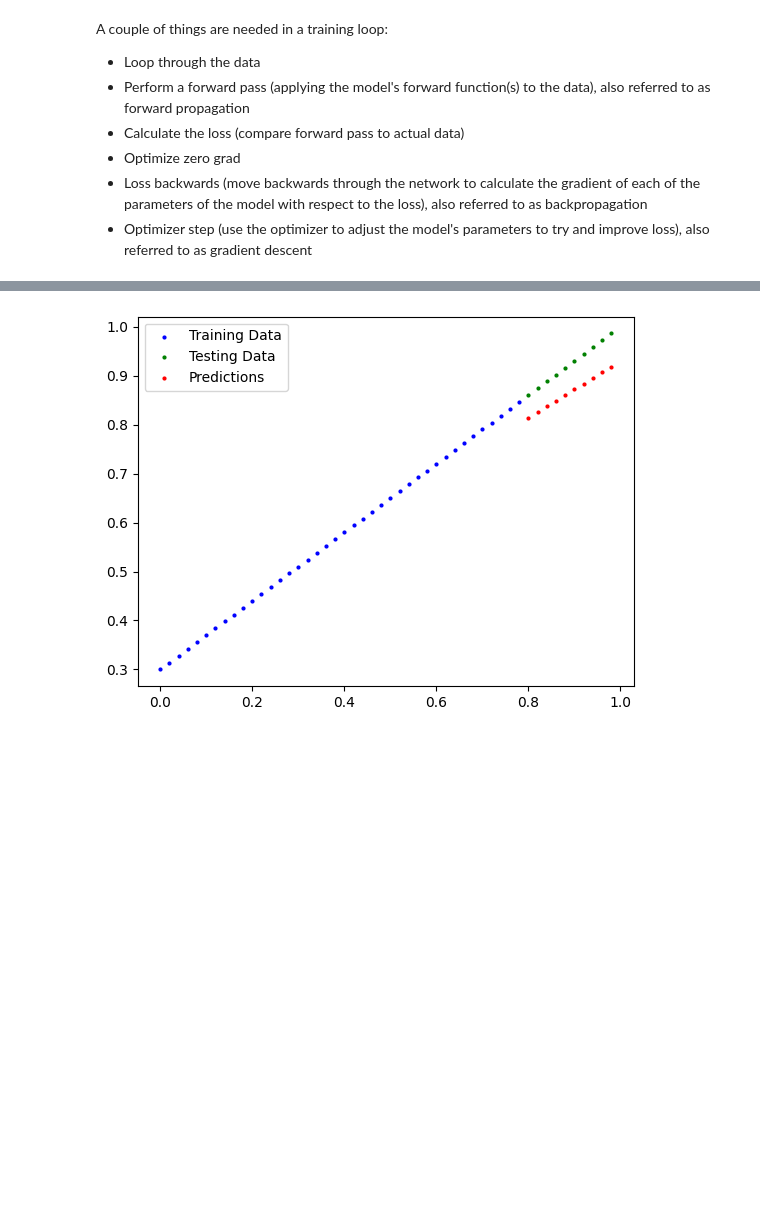
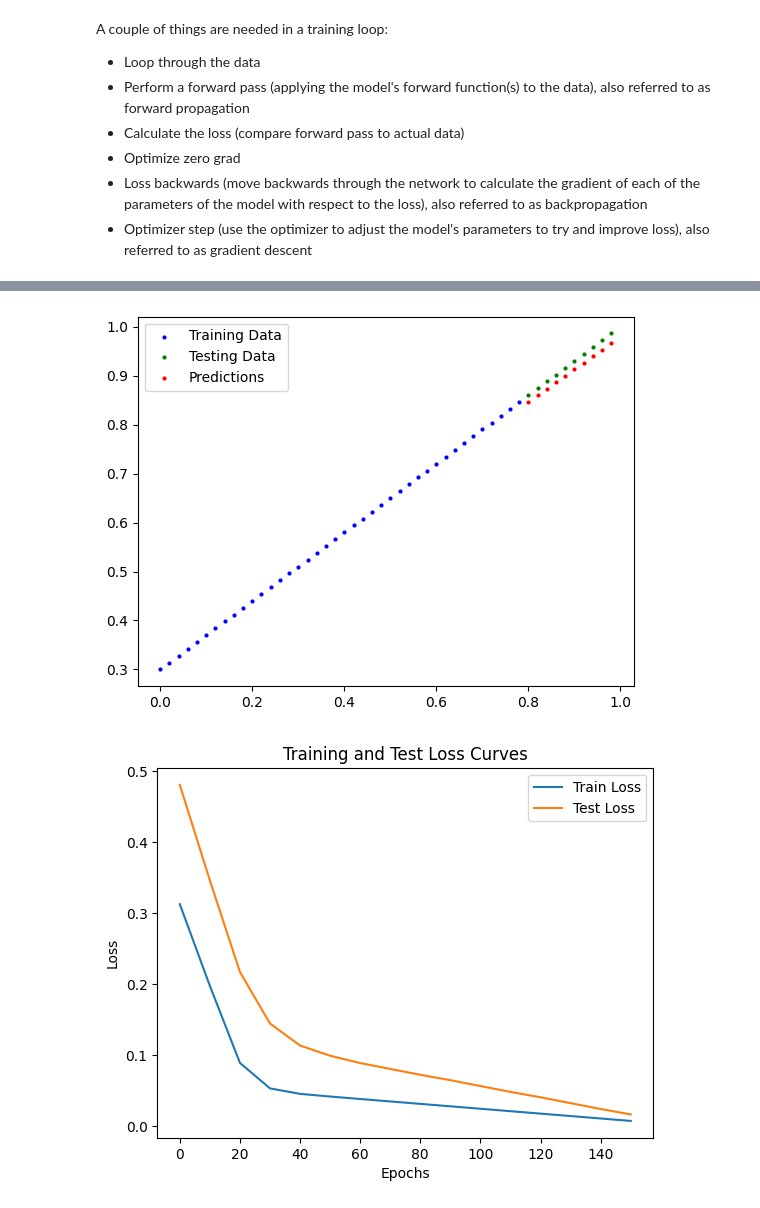
Before and after one commit to RumiaGIT/pytorch-research, a Jupyter notebook: 01-pytorch-workflow.ipynb, the cells around one changed output, grey strips where cells are left out. Saved outputs shown, nothing was run; the diff lists cells and outputs as text; code cells hidden in the pictures; blank space fills up the shorter version.

```diff
--- a/01-pytorch-workflow.ipynb
+++ b/01-pytorch-workflow.ipynb
@@ -334,8 +338,15 @@ A couple of things are needed in a training loop:
 # %% [markdown]
 <img src="images/01_trainloop.png" />
 # %%
+# Manually setting the seed
+torch.manual_seed(42)
 # An epoch is one loop through the entire data
-epochs = 100
+epochs = 151
+
+# Track different values
+epoch_count = []
+loss_values = []
+test_loss_values = []
 
 for epoch in range(epochs):
     # Setting the model to training mode sets all parameters that require gradients to require gradients
@@ -344,7 +355,6 @@ for epoch in range(epochs):
     y_pred = model_0(X_train)
     # Calculate loss
     loss = loss_fn(y_pred, y_train)
-    print(f"Epoch: {epoch} | Loss: {loss}")
     # Set gradients to 0
     optimizer.zero_grad()
     # Perform backwards propagation
@@ -360,5 +370,11 @@ for epoch in range(epochs):
         # Calculate loss
         test_loss = loss_fn(test_pred, y_test)
         if epoch % 10 == 0:
+            # Add tracked values to their respective lists
+            epoch_count.append(epoch)
+            loss_values.append(loss)
+            test_loss_values.append(test_loss)
+            # Print results
             print(f"Epoch: {epoch} | Loss: {loss} | Test Loss: {test_loss}")
+            print(model_0.state_dict())
 # %% [output]
@@ -385,4 +401,15 @@ with torch.inference_mode():
     y_preds_new = model_0(X_test)
 plot_predictions(predictions=y_preds_new)
 # %% [output]
-[figure, old version]
+[figure, new version]
+# %%
+# Plot the loss curves
+plt.plot(epoch_count, torch.tensor(loss_values), label="Train Loss")
+plt.plot(epoch_count, test_loss_values, label="Test Loss")
+plt.title("Training and Test Loss Curves")
+plt.xlabel("Epochs")
+plt.ylabel("Loss")
+plt.legend()
+plt.show()
+# %% [output]
+[figure, added]
```
Also changed, not shown: parts of 24 cells of this notebook, 3 other files.
